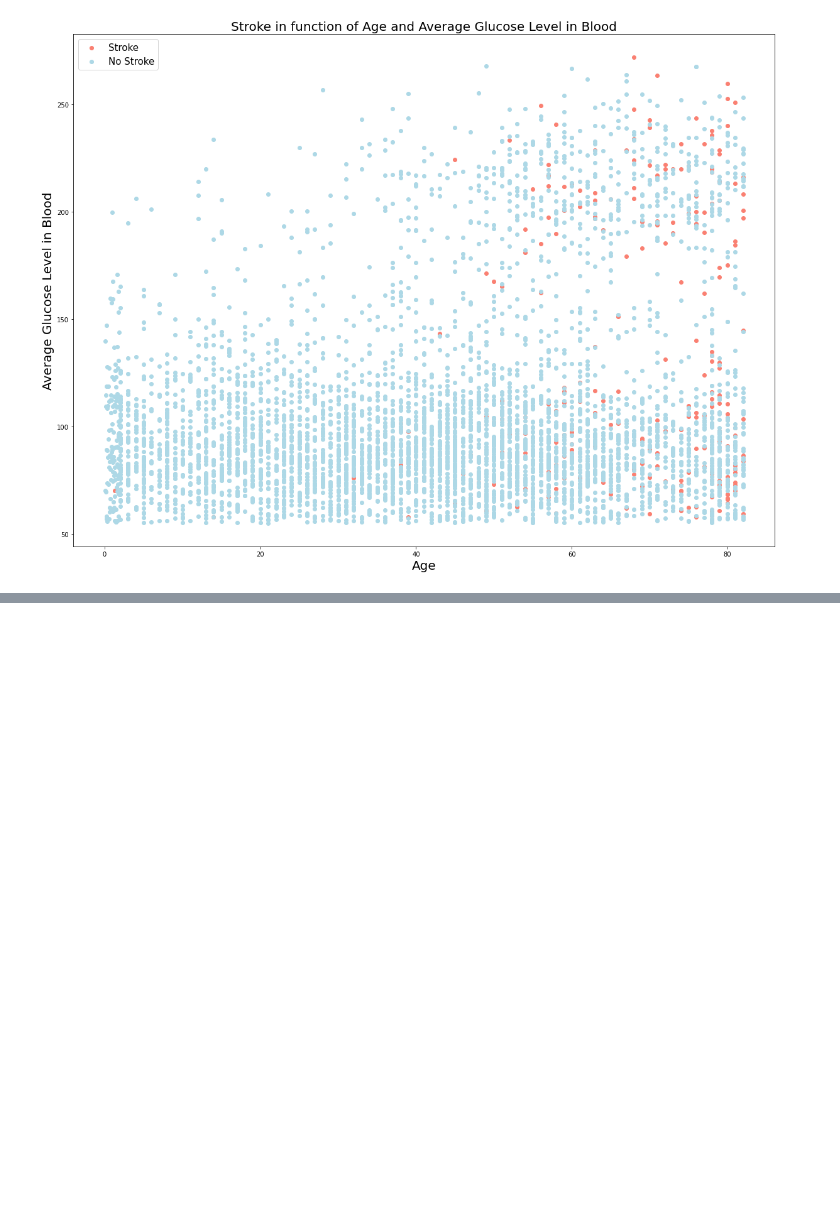
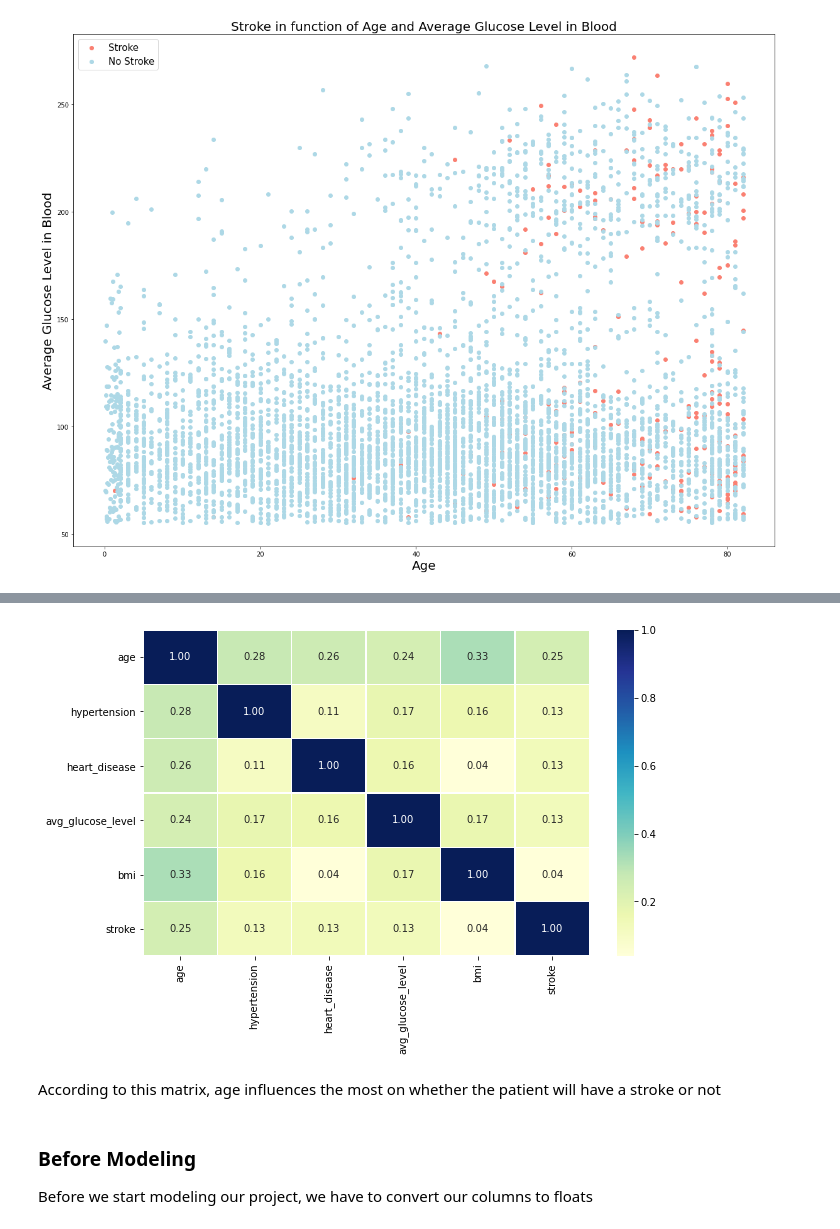
Before and after one commit to NikolaTosic-sudo/stroke_project, a Jupyter notebook: Full Project Notebook.ipynb, the cells around one changed output, grey strips where cells are left out. Drawn from its saved outputs; the diff is of its cells as text; code cells hidden in the pictures; blank space fills up the shorter version.

```diff
--- a/Full Project Notebook.ipynb
+++ b/Full Project Notebook.ipynb
@@ -262,0 +284,8 @@ plt.savefig('stroke_age_and_average_glucose_level_in_blood.png')
+# %%
+# Only `bmi` is missing which is not a problem to fill, we can use a medium or mean of existing values to fill all the missing values
+
+df_changed.fillna(df_changed.bmi.mean(), inplace=True)
+
+df_changed = df_changed.round(decimals=2)
+
+df_changed.head(10)
@@ -262,0 +319,23 @@ plt.savefig('stroke_age_and_average_glucose_level_in_blood.png')
+# %%
+# Visualizing correlation matrix
+
+corr_matrix = df_changed.corr()
+
+fig, ax = plt.subplots(figsize=(10, 6))
+
+ax = sns.heatmap(corr_matrix,
+                 annot = True,
+                 linewidths = 0.5,
+                 fmt = '.2f',
+                 cmap = 'YlGnBu');
+
+
+plt.savefig('corr_matrix_stroke_columns.png')
+# %% [output]
+[figure, added]
+# %% [markdown]
+According to this matrix, age influences the most on whether the patient will have a stroke or not
+# %% [markdown]
+### Before Modeling
+
+Before we start modeling our project, we have to convert our columns to floats
```
Also changed, not shown: parts of 6 cells of this notebook.
